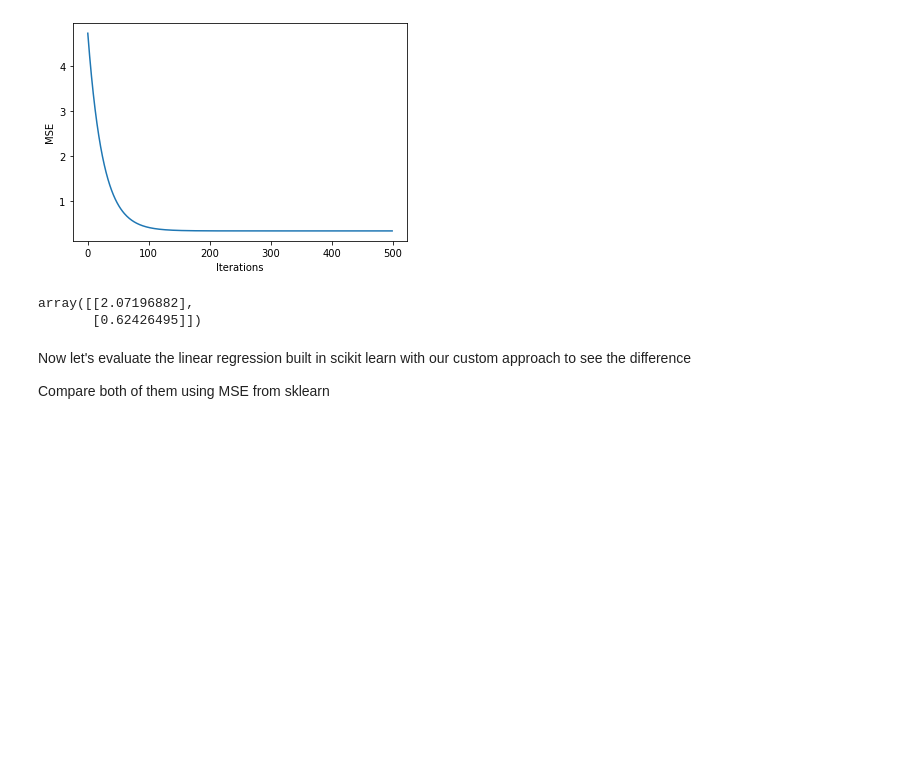
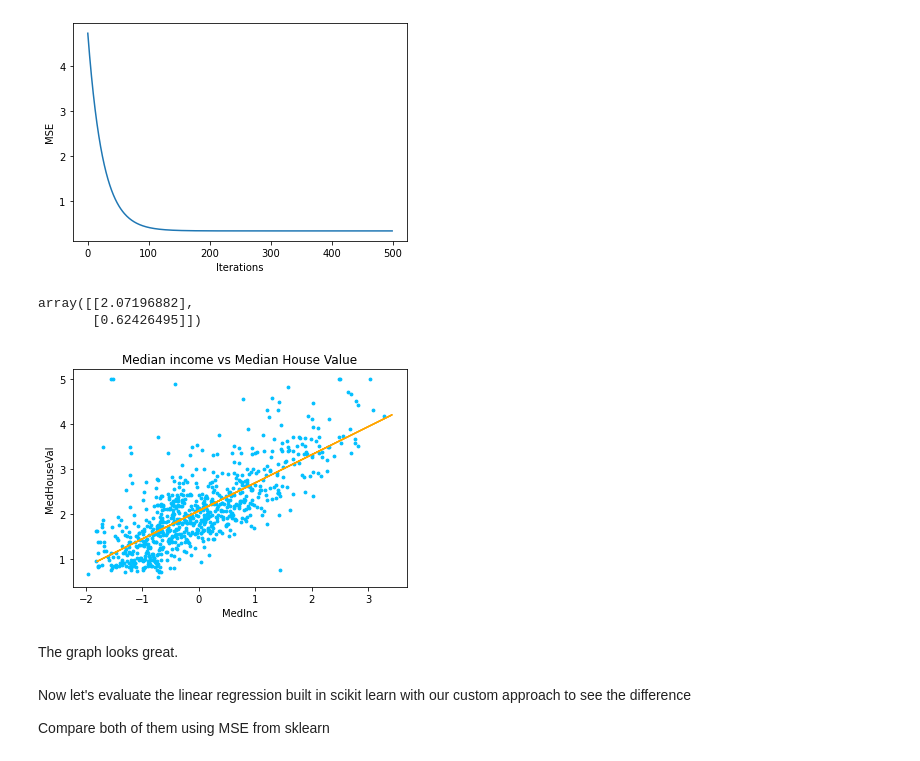
Before and after one commit to nicolasbuitragob/MLscratch, a Jupyter notebook: Linear_regression.ipynb, the cells around one changed output. Cells and saved outputs as stored; diff of their text form; code cells hidden in the pictures; blank space fills up the shorter version.

```diff
--- a/Linear_regression.ipynb
+++ b/Linear_regression.ipynb
@@ -335,6 +376,17 @@ array([[2.07196882],
        [0.62426495]])
 # %%
 pred = custom_model.predict(X_test_reshaped,theta)
+# %%
+plt.scatter(X_train_reshaped,y_train_reshaped,color='deepskyblue',s = 8)
+plt.plot(X_test_reshaped,pred,color = 'orange')
+plt.xlabel('MedInc')
+plt.ylabel('MedHouseVal')
+plt.title('Median income vs Median House Value')
+plt.show()
+# %% [output]
+[figure, added]
+# %% [markdown]
+The graph looks great.
 # %% [markdown]
 Now let's evaluate the linear regression built in scikit learn with our custom approach to see the difference
 
```
Also changed, not shown: parts of 4 cells of this notebook.
